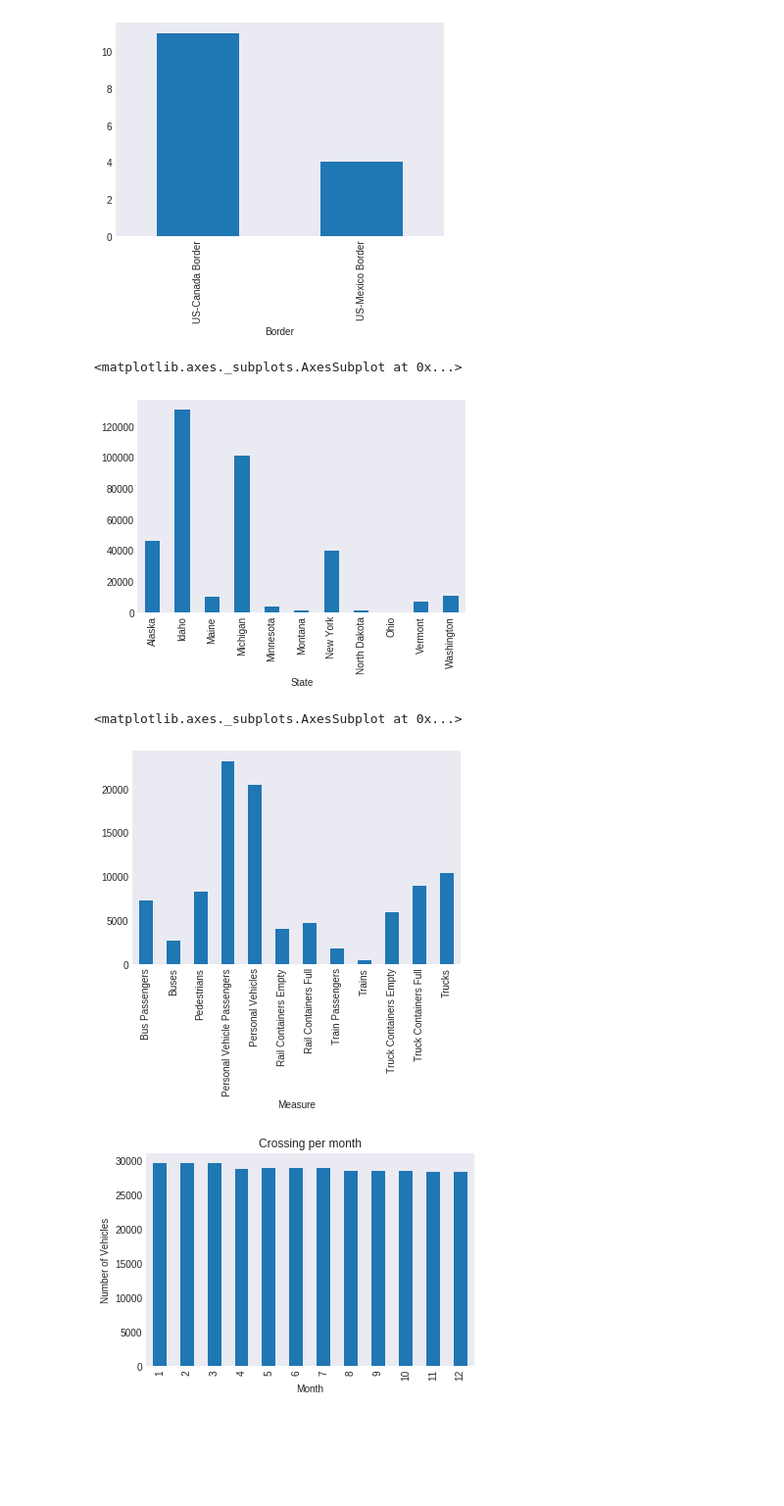
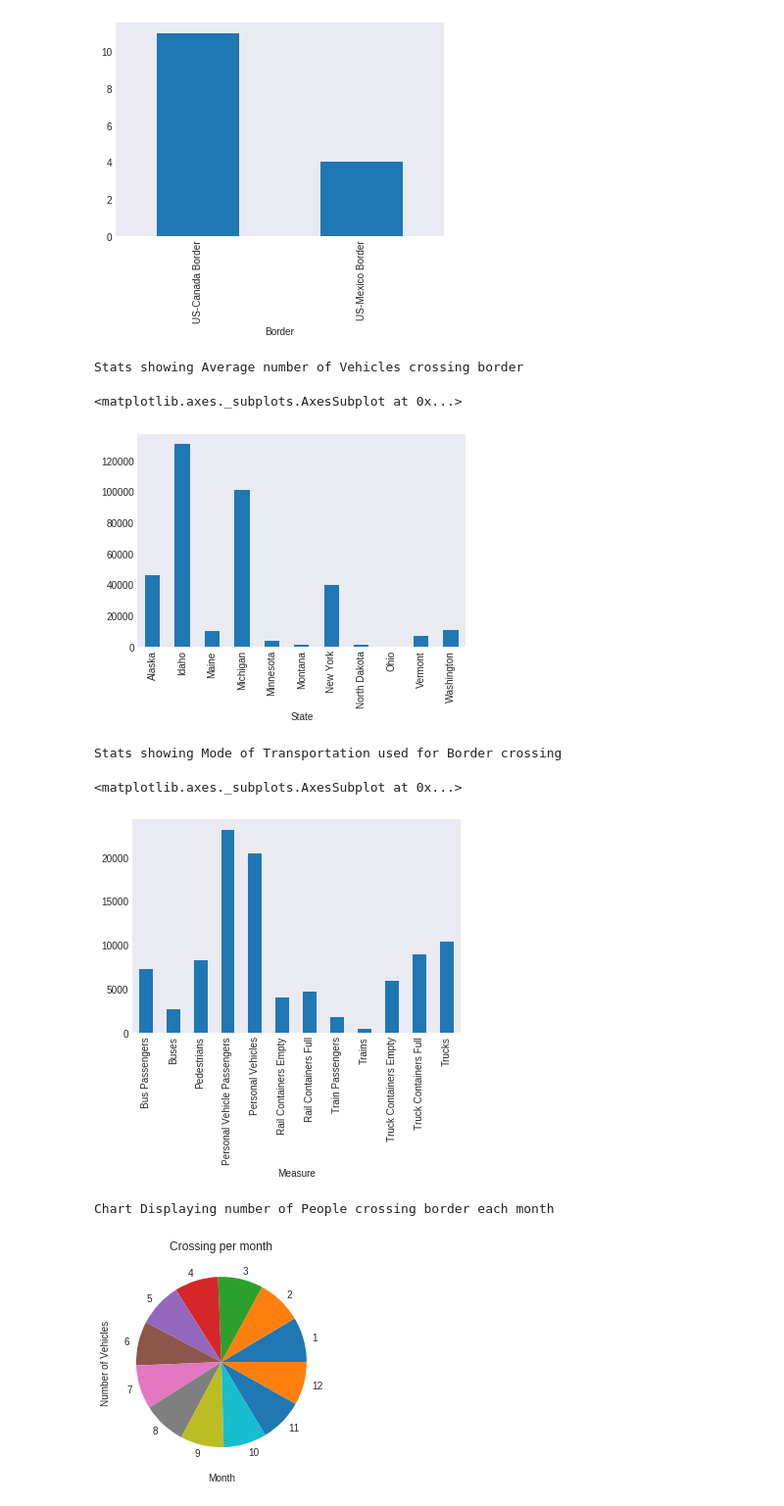
Before and after one commit to aakash9691/border_crossing_analysis, a Jupyter notebook: Border_crossing.ipynb, the cells around one changed output. Shown at 98% size. Cells and saved outputs as stored; diff of their text form; code cells hidden in the pictures; blank space fills up the shorter version.

```diff
--- a/Border_crossing.ipynb
+++ b/Border_crossing.ipynb
@@ -27,23 +27,29 @@ US Canda Border vs US Mexico Border
 <matplotlib.axes._subplots.AxesSubplot at 0x...>
 [figure]
 # %%
+print(f'Stats showing Average number of Vehicles crossing border')
 BC[ BC['Border'] == 'US-Mexico Border'].groupby('State')['Value'].mean().plot(kind='bar')
 BC[ BC['Border'] == 'US-Canada Border'].groupby('State')['Value'].mean().plot(kind='bar')
 # %% [output]
-<matplotlib.axes._subplots.AxesSubplot at 0x...>
+Stats showing Average number of Vehicles crossing border
+<matplotlib.axes._subplots.AxesSubplot at 0x...>
 [figure]
 # %%
+print(f'Stats showing Mode of Transportation used for Border crossing')
 BC[['Measure', 'Value']].groupby('Measure')['Value'].nunique().plot(kind='bar')
 # %% [output]
-<matplotlib.axes._subplots.AxesSubplot at 0x...>
+Stats showing Mode of Transportation used for Border crossing
+<matplotlib.axes._subplots.AxesSubplot at 0x...>
 [figure]
 # %%
+print(f'Chart Displaying number of People crossing border each month')
 BC['Date_as_date'] = pd.to_datetime(BC['Date'])
 BC[['Date', 'Date_as_date']]
 
-BC.groupby(BC["Date_as_date"].dt.month)['Value'].count().plot(kind="bar")
+BC.groupby(BC["Date_as_date"].dt.month)['Value'].count().plot(kind="pie")
 plt.ylabel('Number of Vehicles')
 plt.xlabel('Month')
 plt.title('Crossing per month');
 # %% [output]
+Chart Displaying number of People crossing border each month
-[figure, old version]
+[figure, new version]
```
